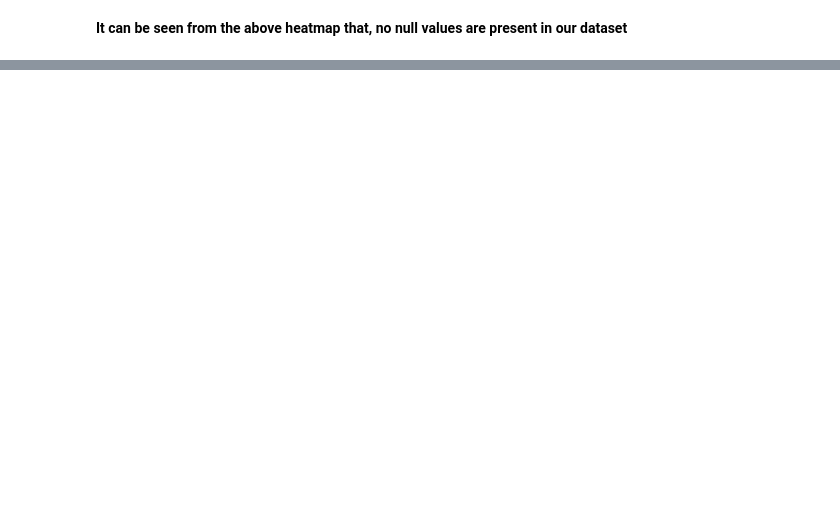
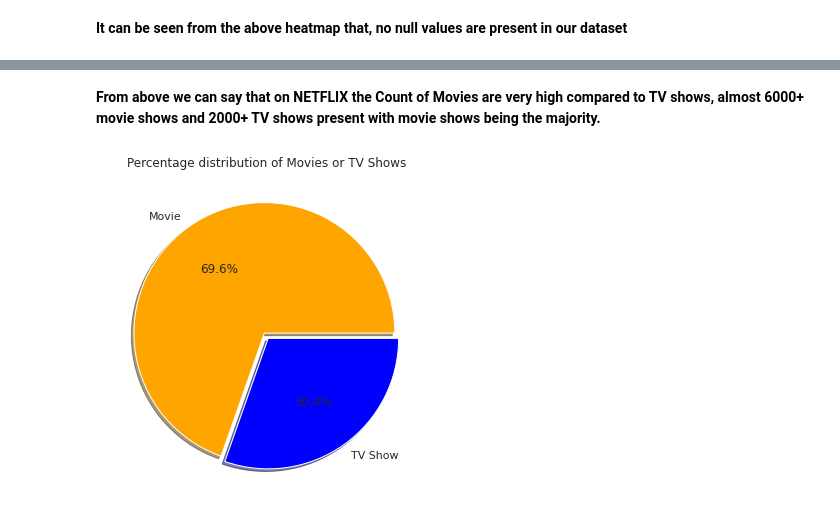
Before and after one commit to Kousikdutta1/Netflix-Shows-and-Movies-Dataset-Analysis, a Jupyter notebook: Netflix_Data_Analysis.ipynb, the cells around one changed output, grey strips where cells are left out. Drawn from its saved outputs; the diff is of its cells as text; code cells hidden in the pictures; blank space fills up the shorter version.

Commit message:
third commit Netflix_dataset

```diff
--- a/Netflix_Data_Analysis.ipynb
+++ b/Netflix_Data_Analysis.ipynb
@@ -386,0 +403,9 @@ Text(0.5, 1.0, 'Null Values')
+# %%
+# Let's plot a count plot to visualize the 'Type' column
+
+plt.figure(figsize = (8,5))
+sns.set(style = 'whitegrid')
+#sns.countplot(netflix_df['type']);
+sns.countplot(x = 'type', data = netflix_df);
+plt.title('Count Vs Type of shows')
+plt.show()
@@ -386,0 +414,11 @@ Text(0.5, 1.0, 'Null Values')
+# %% [markdown]
+**From above we can say that on NETFLIX the Count of Movies are very high compared to TV shows, almost 6000+ movie shows and 2000+ TV shows present with movie shows being the majority.**
+# %%
+# Let's visualize a pieplot for the percentage distribution of the type of shows present in NETFLIX
+
+plt.figure(figsize=(14,6))
+plt.title("Percentage distribution of Movies or TV Shows")
+plt.pie(netflix_df['type'].value_counts(), explode=(0.025,0.025), labels=netflix_df['type'].value_counts().index, colors=['orange','blue'], autopct='%1.1f%%', shadow = True)
+plt.show()
+# %% [output]
+[figure, added]
```
Also changed, not shown: parts of 14 cells of this notebook.
